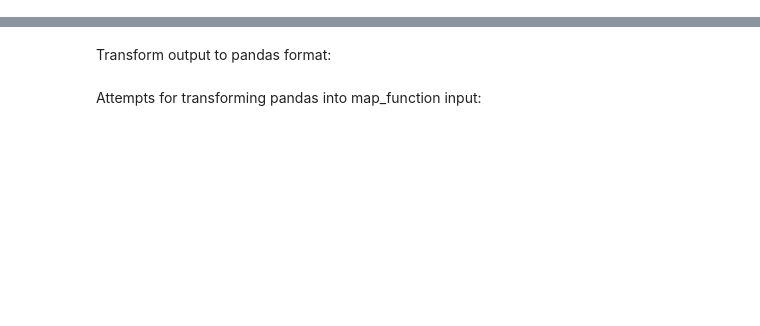
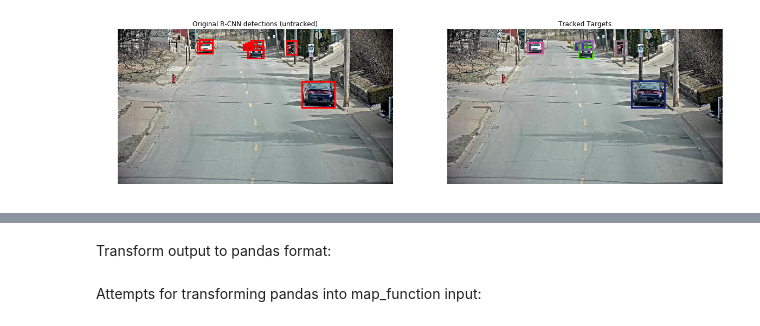
Before and after one commit to amirunpri2018/mcv-m6-2019-team1, a Jupyter notebook: src/weeks/week3/kalman/tracking_kalman2.ipynb, the cells around one changed output, grey strips where cells are left out. Drawn from its saved outputs; the diff is of its cells as text; code cells hidden in the pictures; blank space fills up the shorter version.

Commit message:
Kalman and map working scripts

```diff
--- a/src/weeks/week3/kalman/tracking_kalman2.ipynb
+++ b/src/weeks/week3/kalman/tracking_kalman2.ipynb
@@ -5,9 +5,6 @@ from __future__ import print_function
 %matplotlib inline
 
 import matplotlib
-#matplotlib.rcParams['backend'] = 'TkAgg'
-
-#matplotlib.use('TkAgg')
 from IPython import display as dp
 
 import numpy as np
@@ -29,17 +26,13 @@ import utils as ut
 from sort import Sort
 
 #import src
+
 OUTPUT_DIR ='../../../../output'
 ROOT_DIR = '../../../../'
 
 # Some constant for the script
-N = 0.01
-GT = 'no'
-DIM = 3
-EXP_NAME = '{}GT_N{}_DIM{}'.format(GT, N, DIM)
 TASK = 'task_kalman'
 WEEK = 'week3'
-
 
 # Set useful directories
 frames_dir = os.path.join(
@@ -47,27 +40,47 @@ frames_dir = os.path.join(
     'data',
     'm6_week1_frames',
     'frames')
+
 results_dir = os.path.join(OUTPUT_DIR, WEEK, TASK)
 
 # Create folders if they don't exist
 if not os.path.isdir(results_dir):
     os.mkdir(results_dir)
 
-# Ground truth file path
-gt_file = os.path.join(ROOT_DIR,
-                       'data', 'AICity_data', 'train', 'S03',
-                       'c010', 'gt', 'gt.txt')
+# Select input. Options: 'gt_txt', 'gt_xml', 'cnn_out'
+INPUT = 'gt_xml'
+
+# Ground truth file path:
+
+if INPUT == 'gt_txt':
+    gt_file = os.path.join(ROOT_DIR,
+                           'data', 'AICity_data', 'train', 'S03',
+                           'c010', 'gt', 'gt.txt')
+
+elif INPUT == 'gt_xml':
+    gt_file_xml = os.path.join(ROOT_DIR,
+                           'data', 'AICity_data', 'train', 'S03',
+                           'c010', 'gt', 'm6-full_annotation.xml')
+
+# Get BBox detection from list (xml)
+df = ut.get_bboxes_from_aicity_file(gt_file_xml)
+
+# Get BBox detection from list (txt)
+#df = ut.get_bboxes_from_MOTChallenge(gt_file)
+
+# Adapt GT to final metric calculation (add bbox and track_id columns):
+df.loc[:,'track_id'] = df['id'].values.tolist()
+
+boxes = []
+for index, row in df.iterrows():
+    #boxes.append([row['ytl'], row['xtl'], row['ybr'], row['xbr']])
+    boxes.append([row['xtl'], row['ytl'], row['xbr'], row['ybr']])
+
+df['boxes'] = boxes
 
 
-# Get BBox detection from list
-df = ut.get_bboxes_from_MOTChallenge(gt_file)
-
-# Change track id for testing algorithm:
-df.loc[:,'track_id'] = -1
-
+# Sort and group bbox by frame
 df.sort_values(by=['frame'])
-
-# Group bbox by frame
 df_grouped = df.groupby('frame')
 
 vals = list()
@@ -78,8 +91,8 @@ colours = np.random.rand(32,3) # Used only for display
 
 # Run tracker:
 
-display = False
-save = False
+display = True
+save = True
 total_time = 0.0
 total_frames = 0
 out = []
@@ -91,20 +104,20 @@ if display:
 mot_tracker = Sort()  # create instance of the SORT tracker
 
 for f, df_group in df_grouped:
-    if f==0:
-        df_group= df_grouped[0]
-        frame_p = df_group['frame'].values[0]
-        df_gt_p = df_group[['ymin', 'xmin', 'ymax', 'xmax']].values.tolist()
-        print('First detected object at frame {}'.format(frame))
-        continue
 
-    frame = df_group['frame'].values[0]
-    df_gt = df_group[['ymin', 'xmin', 'ymax', 'xmax']].values.tolist()
+    frame = int(df_group['frame'].values[0])
+
+    # GT xml:
+    df_gt = df_group[['ytl', 'xtl', 'ybr', 'xbr']].values.tolist()
+    # GT txt:
+    #df_gt = df_group[['ymin', 'xmin', 'ymax', 'xmax']].values.tolist()
     df_gt = np.asarray(df_gt)
 
     dets = np.stack([df_gt[:,1], df_gt[:,0], df_gt[:,3], df_gt[:,2]], axis=1)
 
     dets = np.reshape(dets, (len(dets), -1))
+
+    dets = np.asarray(dets, dtype=np.float64, order='C')
 
     if (display):
         fn = '../../../../frames/frame_%03d.jpg' % (frame)  # read the frame
@@ -116,10 +129,10 @@ for f, df_group in df_grouped:
 
         ax[0].imshow(im)
         ax[0].axis('off')
-        ax[0].set_title('Original Faster R-CNN detections')
+        ax[0].set_title('Original R-CNN detections (untracked)')
         for j in range(np.shape(dets)[0]):
-            color = colours[j]
-            coords = (dets[j, 0], dets[j, 1]), dets[j, 2] - dets[j, 0], dets[j, 3] - dets[j, 1]
+            color = 'r'
+            coords = (dets[j, 0].astype(np.float), dets[j, 1].astype(np.float)), dets[j, 2].astype(np.float) - dets[j, 0].astype(np.float), dets[j, 3].astype(np.float) - dets[j, 1].astype(np.float)
             ax[0].add_patch(plt.Rectangle(*coords, fill=False, edgecolor=color, lw=3))
 
     total_frames += 1
@@ -128,31 +141,33 @@ for f, df_group in df_grouped:
         ax[1].imshow(im)
         ax[1].axis('off')
         ax[1].set_title('Tracked Targets')
 
     start_time = time.time()
     trackers = mot_tracker.update(dets)
     cycle_time = time.time() - start_time
     total_time += cycle_time
 
     out.append([frame, trackers])
 
     for d in trackers:
         if (display):
             d = d.astype(np.uint32)
             ax[1].add_patch(
                 patches.Rectangle((d[0], d[1]), d[2] - d[0], d[3] - d[1], fill=False, lw=3, ec=colours[d[4] % 32, :]))
             ax[1].set_adjustable('box-forced')
 
     if (save):
-        plt.savefig(os.path.join(results_dir, 'video_kalman_' + str(frame) + '.png'))
+        plt.savefig(os.path.join(results_dir, 'video_kalman_xml_' + str(frame) + '.png'))
 
     if (display):
         dp.clear_output(wait=True)
         dp.display(plt.gcf())
         time.sleep(0.000001)
         ax[0].cla()
         ax[1].cla()
 
 plt.show()
 
 print("Total Tracking took: %.3f for %d frames or %.1f FPS" % (total_time, total_frames, total_frames / total_time))
+# %% [output]
+[figure, added]
```
Also changed, not shown: parts of 8 cells of this notebook, 5 other files.
